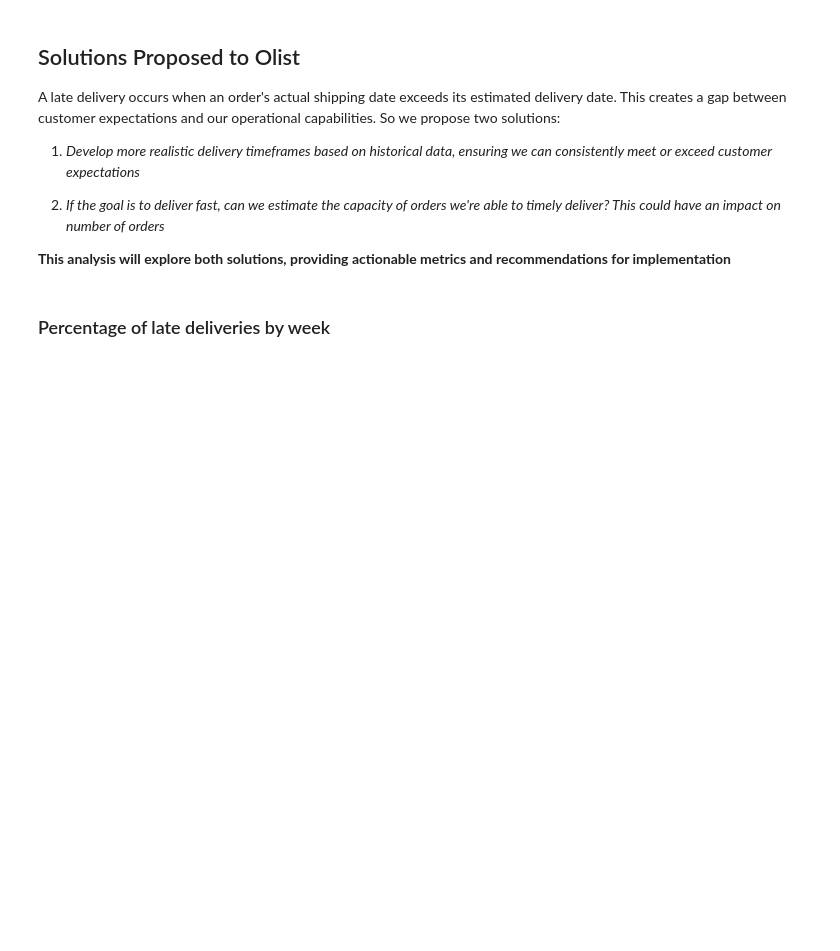
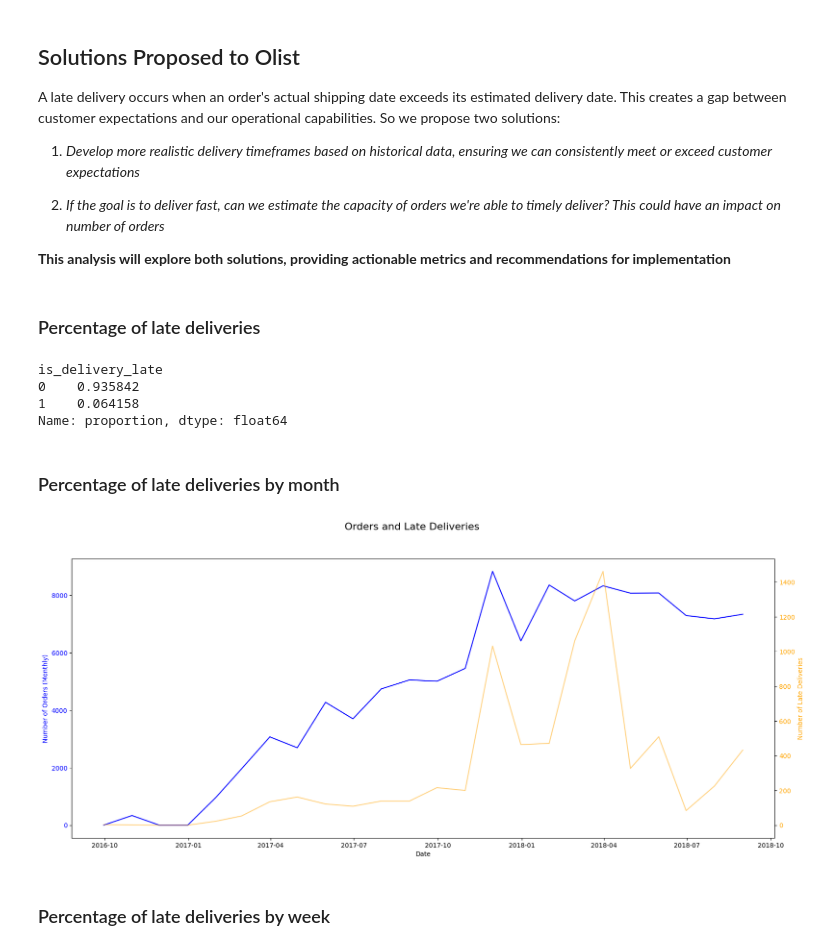
Before and after one commit to menni99/causal-attribution-analysis, a Jupyter notebook: notebooks/forecast-analysis.ipynb, the cells around one changed output. Drawn from its saved outputs; the diff is of its cells as text; code cells hidden in the pictures; blank space fills up the shorter version.

```diff
--- a/notebooks/forecast-analysis.ipynb
+++ b/notebooks/forecast-analysis.ipynb
@@ -70,3 +70,27 @@ temp_df = df[['order_purchase_timestamp', 'order_approved_at', 'order_delivered_
+# %% [markdown]
+### Percentage of late deliveries
+# %%
+temp_df['is_delivery_late'].value_counts(normalize=True)
+# %% [output]
+is_delivery_late
+0    0.935842
+1    0.064158
+Name: proportion, dtype: float64
+# %% [markdown]
+### Percentage of late deliveries by month
+# %%
+monthly_data = temp_df.groupby(pd.Grouper(key='order_purchase_date', freq='M')).agg(
+    count_orders=('order_purchase_date', 'count'),
+    num_late_deliveries = ('is_delivery_late', 'sum'))
+
+plot_data(df=monthly_data,
+          col_plot_1='count_orders',
+          col_plot_2='num_late_deliveries',
+          label_plot_1='Number of Orders (Monthly)',
+          label_plot_2='Number of Late Deliveries',
+          title='Orders and Late Deliveries')
+# %% [output]
+[figure, added]
 # %% [markdown]
 ### Percentage of late deliveries by week
 # %% [markdown]
```
Also changed, not shown: parts of 13 cells of this notebook.
